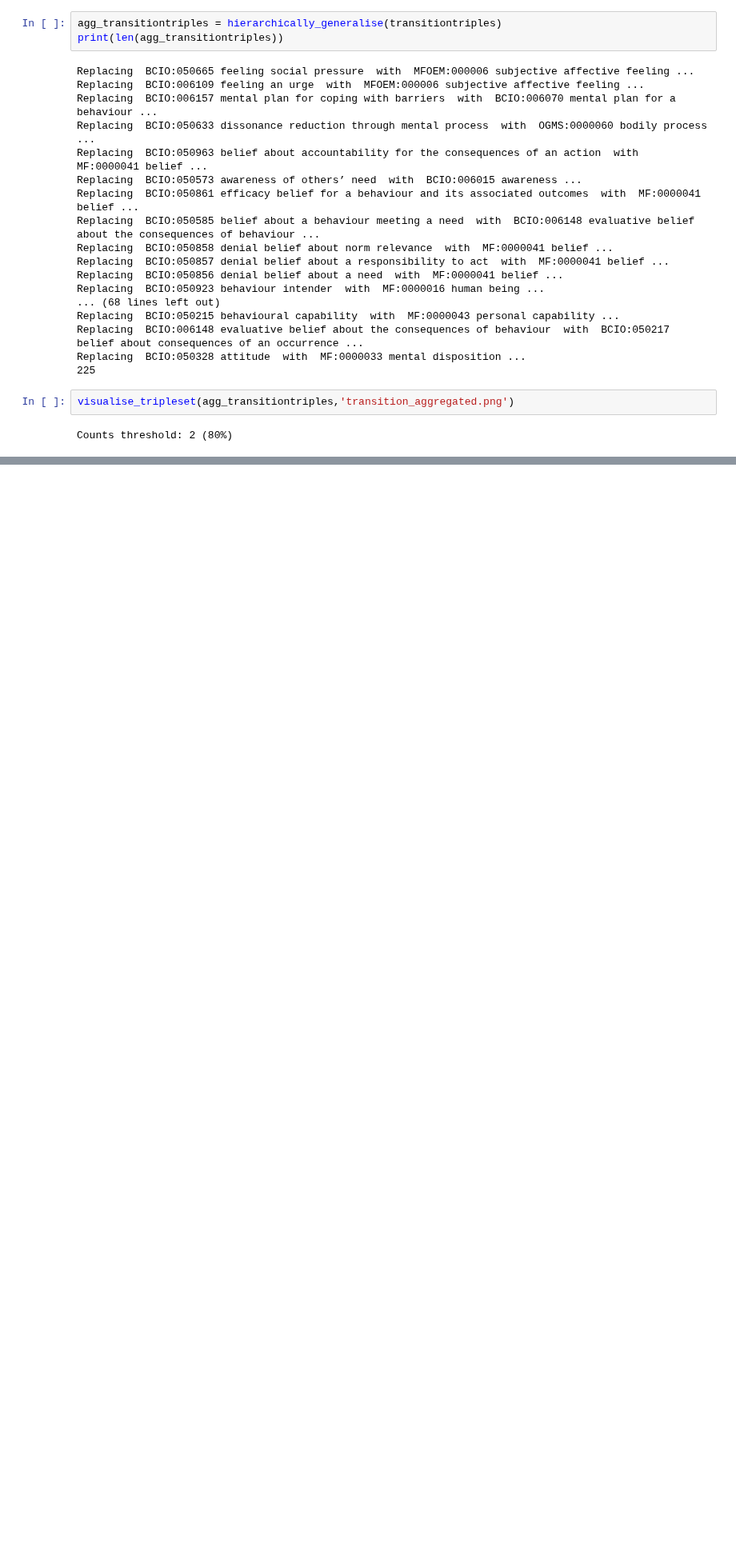
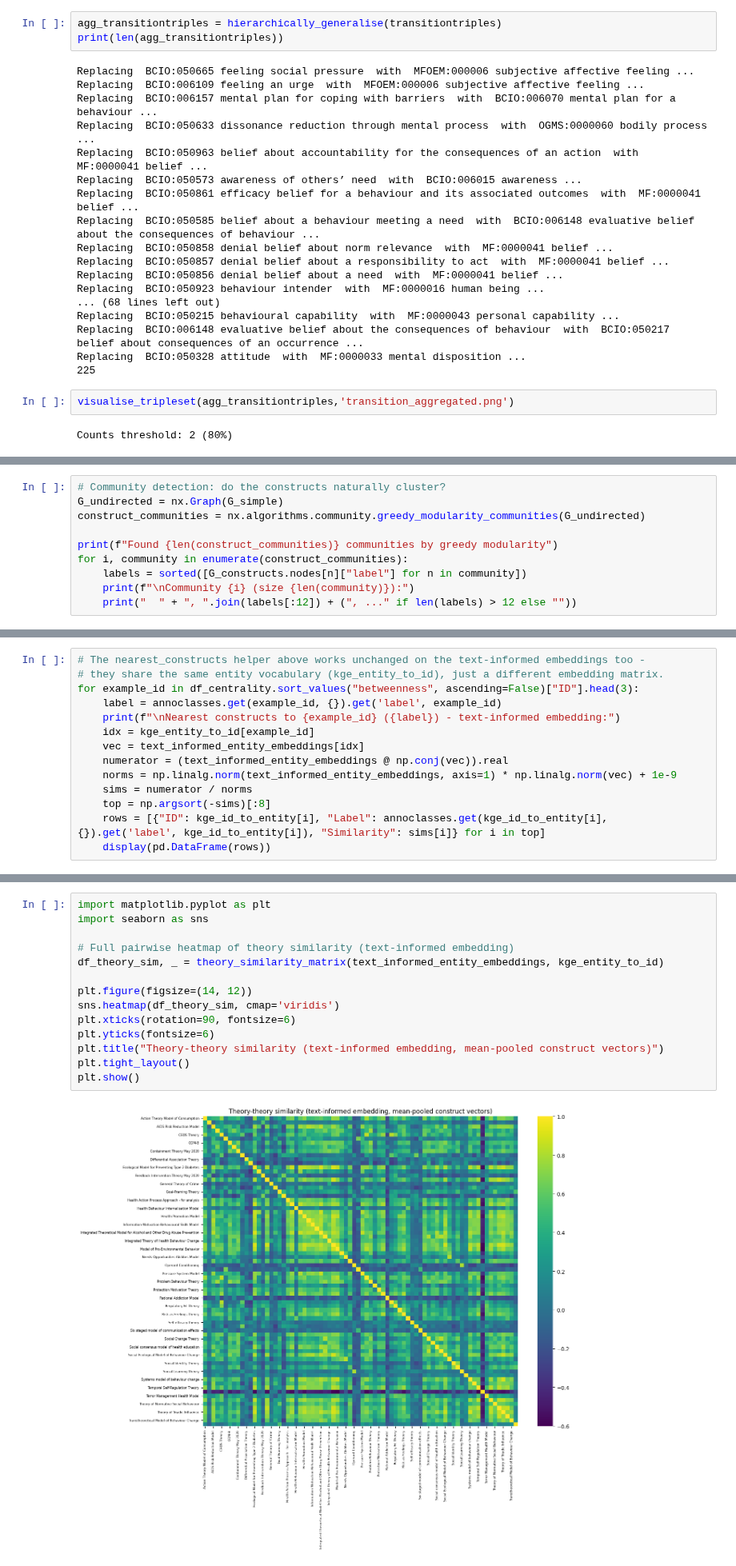
Before and after one commit to jannahastings/theory-database, a Jupyter notebook: app/AnalyseTheoryMapping.ipynb, the cells around one changed output, grey strips where cells are left out. Shown at 80% size. Saved outputs shown, nothing was run; the diff lists cells and outputs as text; blank space fills up the shorter version.

```diff
--- a/app/AnalyseTheoryMapping.ipynb
+++ b/app/AnalyseTheoryMapping.ipynb
@@ -1411,0 +1489,10 @@ Counts threshold: 2 (80%)
+# %%
+# Community detection: do the constructs naturally cluster?
+G_undirected = nx.Graph(G_simple)
+construct_communities = nx.algorithms.community.greedy_modularity_communities(G_undirected)
+
+print(f"Found {len(construct_communities)} communities by greedy modularity")
+for i, community in enumerate(construct_communities):
+    labels = sorted([G_constructs.nodes[n]["label"] for n in community])
+    print(f"\nCommunity {i} (size {len(community)}):")
+    print("  " + ", ".join(labels[:12]) + (", ..." if len(labels) > 12 else ""))
@@ -1411,0 +2014,14 @@ Counts threshold: 2 (80%)
+# %%
+# The nearest_constructs helper above works unchanged on the text-informed embeddings too -
+# they share the same entity vocabulary (kge_entity_to_id), just a different embedding matrix.
+for example_id in df_centrality.sort_values("betweenness", ascending=False)["ID"].head(3):
+    label = annoclasses.get(example_id, {}).get('label', example_id)
+    print(f"\nNearest constructs to {example_id} ({label}) - text-informed embedding:")
+    idx = kge_entity_to_id[example_id]
+    vec = text_informed_entity_embeddings[idx]
+    numerator = (text_informed_entity_embeddings @ np.conj(vec)).real
+    norms = np.linalg.norm(text_informed_entity_embeddings, axis=1) * np.linalg.norm(vec) + 1e-9
+    sims = numerator / norms
+    top = np.argsort(-sims)[:8]
+    rows = [{"ID": kge_id_to_entity[i], "Label": annoclasses.get(kge_id_to_entity[i], {}).get('label', kge_id_to_entity[i]), "Similarity": sims[i]} for i in top]
+    display(pd.DataFrame(rows))
@@ -1411,0 +2130,16 @@ Counts threshold: 2 (80%)
+# %%
+import matplotlib.pyplot as plt
+import seaborn as sns
+
+# Full pairwise heatmap of theory similarity (text-informed embedding)
+df_theory_sim, _ = theory_similarity_matrix(text_informed_entity_embeddings, kge_entity_to_id)
+
+plt.figure(figsize=(14, 12))
+sns.heatmap(df_theory_sim, cmap='viridis')
+plt.xticks(rotation=90, fontsize=6)
+plt.yticks(fontsize=6)
+plt.title("Theory-theory similarity (text-informed embedding, mean-pooled construct vectors)")
+plt.tight_layout()
+plt.show()
+# %% [output]
+[figure, added]
```
Also changed, not shown: parts of 35 cells of this notebook.
